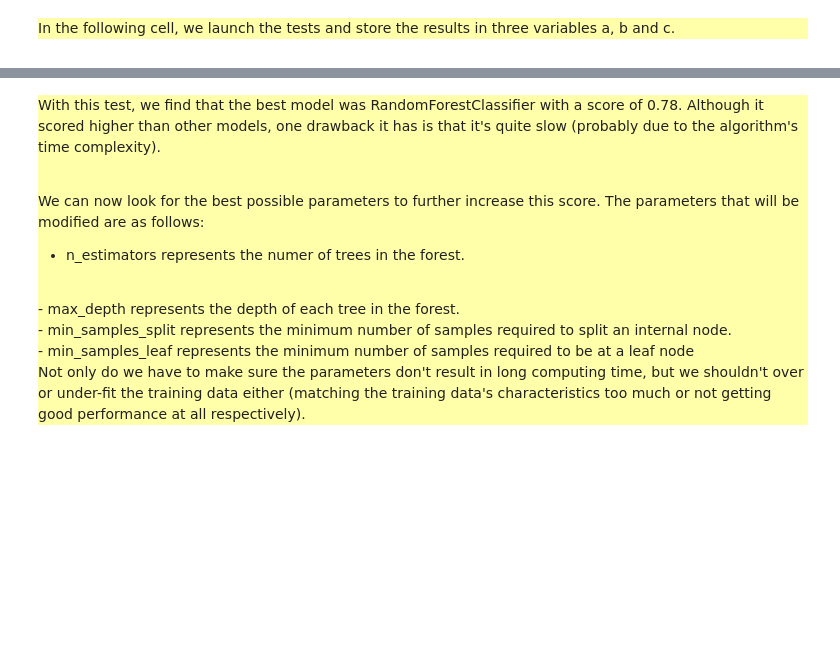
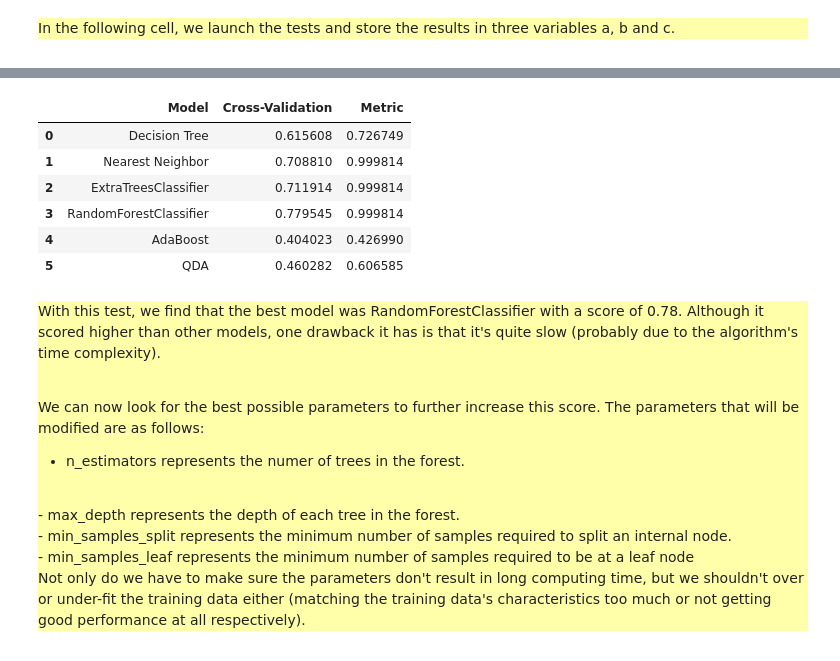
Before and after one commit to MathisDupont/ECOLO1, a Jupyter notebook: starting_kit/README_model.ipynb, the cells around one changed output, grey strips where cells are left out. Cells and saved outputs as stored; diff of their text form; code cells hidden in the pictures; blank space fills up the shorter version.

```diff
--- a/starting_kit/README_model.ipynb
+++ b/starting_kit/README_model.ipynb
@@ -317,3 +418,21 @@ a, b, c = bestModel(model_name, model_list)
+# %%
+frame = pd.DataFrame(
+    {
+                    "Model " : a,
+                    "Cross-Validation  ": b,
+                    "Metric": c
+    }
+)
+
+frame
+# %% [output]
+|  | Model | Cross-Validation | Metric |
+| 0 | Decision Tree | 0.615608 | 0.726749 |
+| 1 | Nearest Neighbor | 0.708810 | 0.999814 |
+| 2 | ExtraTreesClassifier | 0.711914 | 0.999814 |
+| 3 | RandomForestClassifier | 0.779545 | 0.999814 |
+| 4 | AdaBoost | 0.404023 | 0.426990 |
+| 5 | QDA | 0.460282 | 0.606585 |
 # %% [markdown]
 <div style="background:#FFFFAA">
 <p> With this test, we find that the best model was RandomForestClassifier with a score of 0.78. Although it scored higher than other models, one drawback it has is that it's quite slow (probably due to the algorithm's time complexity).</p>
```
Also changed, not shown: parts of 28 cells of this notebook.
